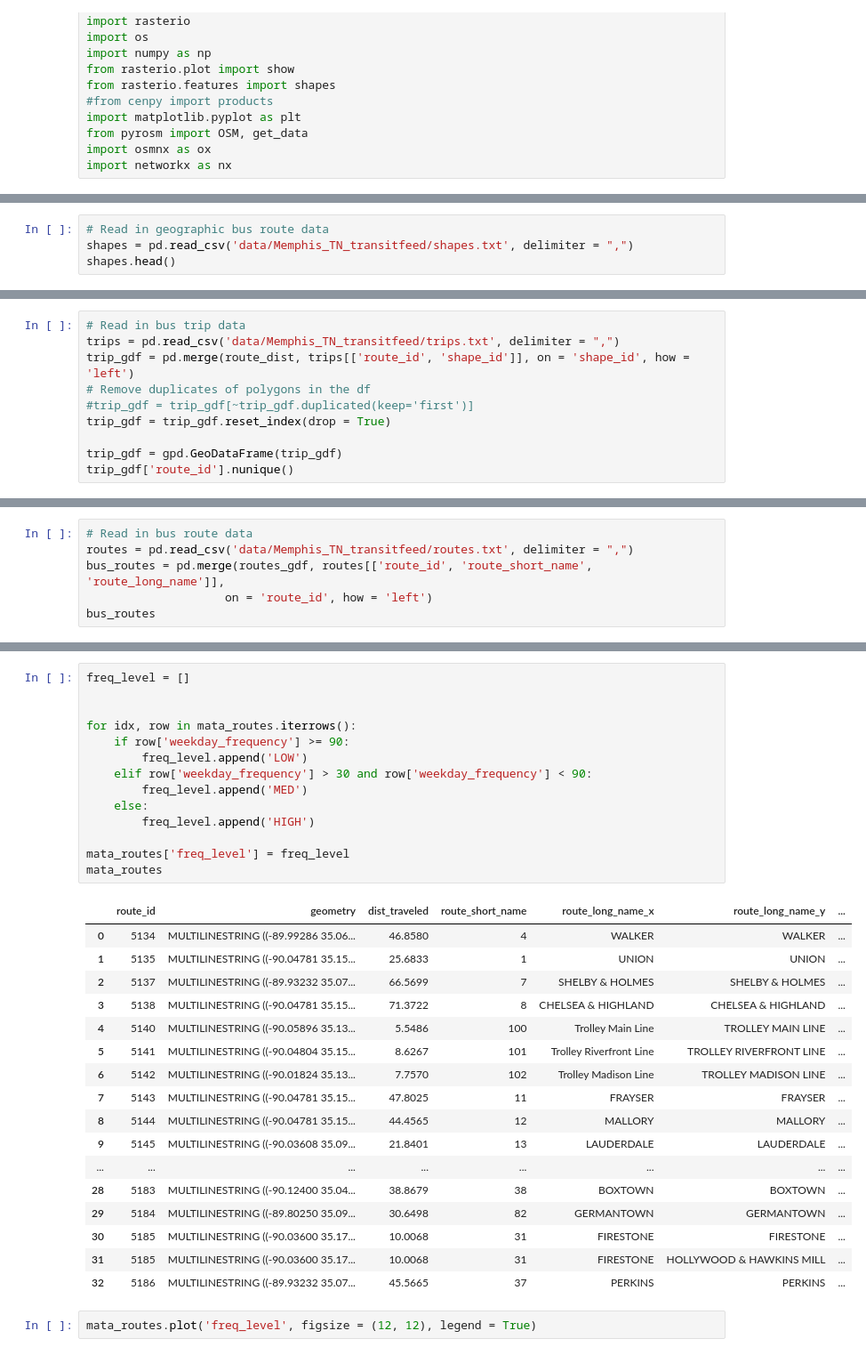
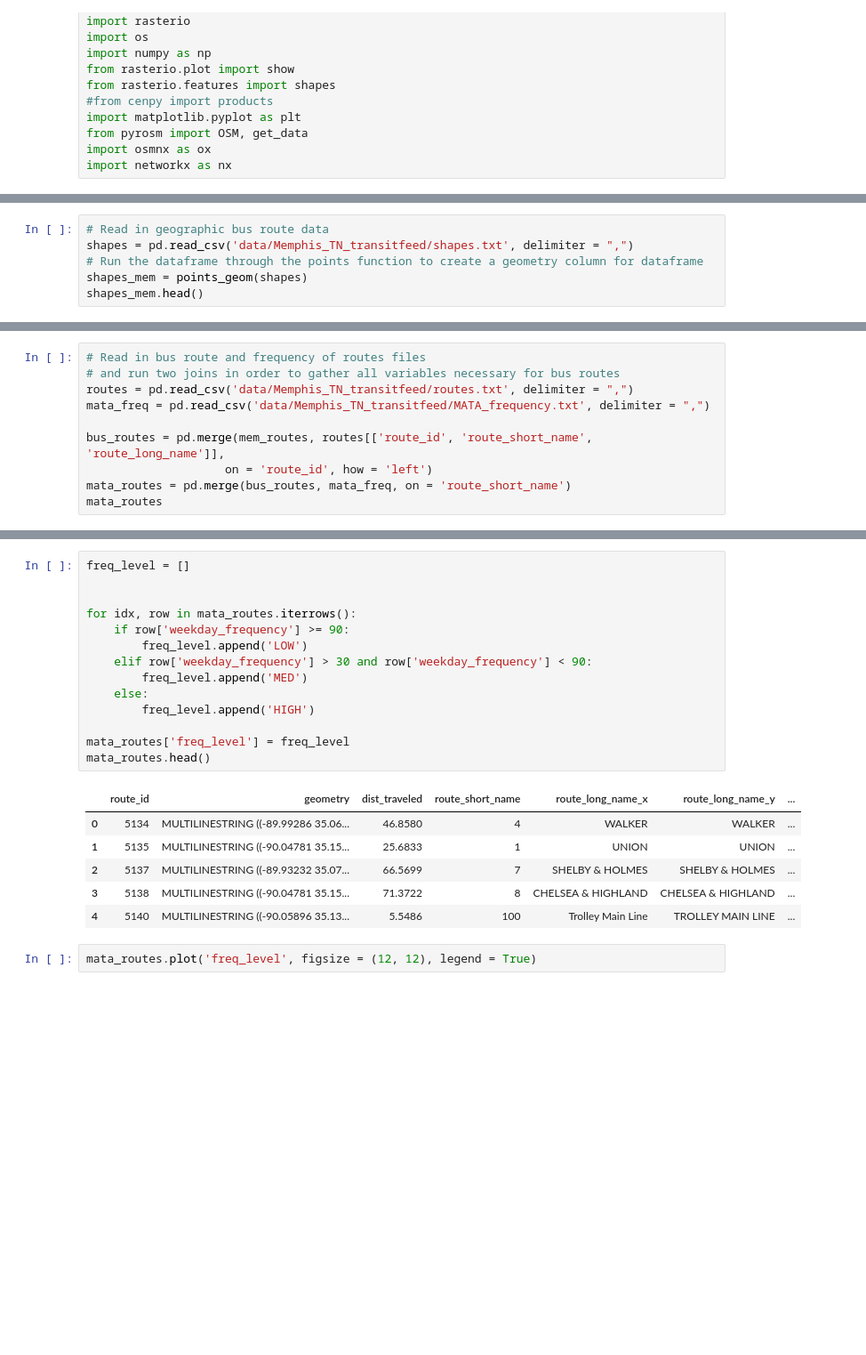
Before and after one commit to Sustainability-GIS-2021/final-assignment-redalisa, a Jupyter notebook: final_assignment.ipynb, the cells around one changed output, grey strips where cells are left out. Shown at 89% size. Saved outputs shown, nothing was run; the diff lists cells and outputs as text; blank space fills up the shorter version.

Commit message:
created functions

```diff
--- a/final_assignment.ipynb
+++ b/final_assignment.ipynb
@@ -83,5 +91,7 @@ stops.head()
 # %%
 # Read in geographic bus route data
 shapes = pd.read_csv('data/Memphis_TN_transitfeed/shapes.txt', delimiter = ",")
-shapes.head()
+# Run the dataframe through the points function to create a geometry column for dataframe
+shapes_mem = points_geom(shapes)
+shapes_mem.head()
 # %% [output]
@@ -139,10 +132,0 @@ route_dist
-# %%
-# Read in bus trip data
-trips = pd.read_csv('data/Memphis_TN_transitfeed/trips.txt', delimiter = ",")
-trip_gdf = pd.merge(route_dist, trips[['route_id', 'shape_id']], on = 'shape_id', how = 'left')
-# Remove duplicates of polygons in the df
-#trip_gdf = trip_gdf[~trip_gdf.duplicated(keep='first')]
-trip_gdf = trip_gdf.reset_index(drop = True)
-
-trip_gdf = gpd.GeoDataFrame(trip_gdf)
-trip_gdf['route_id'].nunique()
@@ -209,9 +177,13 @@ routes_gdf
 | 31 | 5185 | MULTILINESTRING ((-90.03600 35.17... | 10.0068 |
 | 32 | 5186 | MULTILINESTRING ((-89.93232 35.07... | 45.5665 |
 # %%
-# Read in bus route data
+# Read in bus route and frequency of routes files
+# and run two joins in order to gather all variables necessary for bus routes
 routes = pd.read_csv('data/Memphis_TN_transitfeed/routes.txt', delimiter = ",")
-bus_routes = pd.merge(routes_gdf, routes[['route_id', 'route_short_name', 'route_long_name']],
+mata_freq = pd.read_csv('data/Memphis_TN_transitfeed/MATA_frequency.txt', delimiter = ",")
+
+bus_routes = pd.merge(mem_routes, routes[['route_id', 'route_short_name', 'route_long_name']],
                     on = 'route_id', how = 'left')
-bus_routes
+mata_routes = pd.merge(bus_routes, mata_freq, on = 'route_short_name')
+mata_routes
 # %% [output]
@@ -257,35 +207,24 @@ mata_routes
 # %%
 freq_level = []
 
 
 for idx, row in mata_routes.iterrows():
     if row['weekday_frequency'] >= 90:
         freq_level.append('LOW')
     elif row['weekday_frequency'] > 30 and row['weekday_frequency'] < 90:
         freq_level.append('MED')
     else:
         freq_level.append('HIGH')
 
 mata_routes['freq_level'] = freq_level
-mata_routes
+mata_routes.head()
 # %% [output]
 |  | route_id | geometry | dist_traveled | route_short_name | route_long_name_x | route_long_name_y | ... |
 | 0 | 5134 | MULTILINESTRING ((-89.99286 35.06... | 46.8580 | 4 | WALKER | WALKER | ... |
 | 1 | 5135 | MULTILINESTRING ((-90.04781 35.15... | 25.6833 | 1 | UNION | UNION | ... |
 | 2 | 5137 | MULTILINESTRING ((-89.93232 35.07... | 66.5699 | 7 | SHELBY & HOLMES | SHELBY & HOLMES | ... |
 | 3 | 5138 | MULTILINESTRING ((-90.04781 35.15... | 71.3722 | 8 | CHELSEA & HIGHLAND | CHELSEA & HIGHLAND | ... |
 | 4 | 5140 | MULTILINESTRING ((-90.05896 35.13... | 5.5486 | 100 | Trolley Main Line | TROLLEY MAIN LINE | ... |
-| 5 | 5141 | MULTILINESTRING ((-90.04804 35.15... | 8.6267 | 101 | Trolley Riverfront Line | TROLLEY RIVERFRONT LINE | ... |
-| 6 | 5142 | MULTILINESTRING ((-90.01824 35.13... | 7.7570 | 102 | Trolley Madison Line | TROLLEY MADISON LINE | ... |
-| 7 | 5143 | MULTILINESTRING ((-90.04781 35.15... | 47.8025 | 11 | FRAYSER | FRAYSER | ... |
-| 8 | 5144 | MULTILINESTRING ((-90.04781 35.15... | 44.4565 | 12 | MALLORY | MALLORY | ... |
-| 9 | 5145 | MULTILINESTRING ((-90.03608 35.09... | 21.8401 | 13 | LAUDERDALE | LAUDERDALE | ... |
-| ... | ... | ... | ... | ... | ... | ... | ... |
-| 28 | 5183 | MULTILINESTRING ((-90.12400 35.04... | 38.8679 | 38 | BOXTOWN | BOXTOWN | ... |
-| 29 | 5184 | MULTILINESTRING ((-89.80250 35.09... | 30.6498 | 82 | GERMANTOWN | GERMANTOWN | ... |
-| 30 | 5185 | MULTILINESTRING ((-90.03600 35.17... | 10.0068 | 31 | FIRESTONE | FIRESTONE | ... |
-| 31 | 5185 | MULTILINESTRING ((-90.03600 35.17... | 10.0068 | 31 | FIRESTONE | HOLLYWOOD & HAWKINS MILL | ... |
-| 32 | 5186 | MULTILINESTRING ((-89.93232 35.07... | 45.5665 | 37 | PERKINS | PERKINS | ... |
 # %%
 mata_routes.plot('freq_level', figsize = (12, 12), legend = True)
 # %% [output]
```
Also changed, not shown: parts of 13 cells of this notebook, 14 other files.
